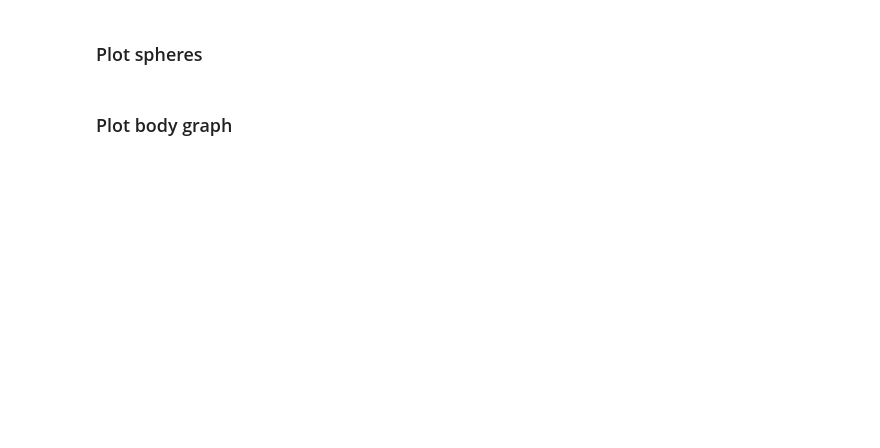
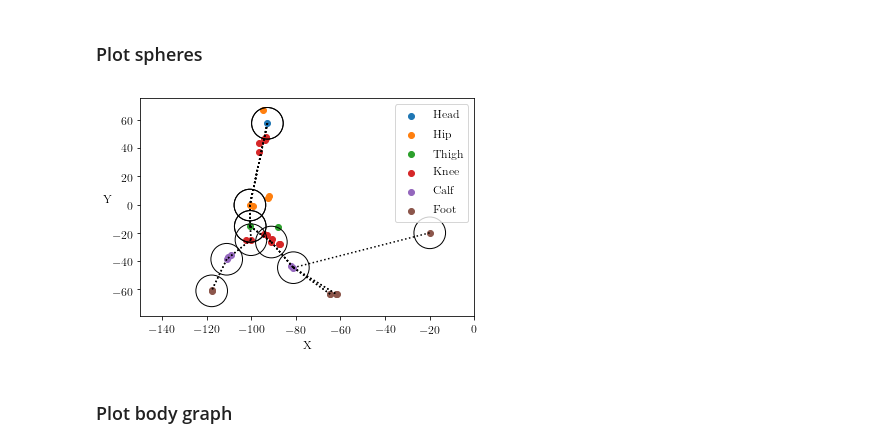
Before and after one commit to ajhynes7/side-view-depth-gait, a Jupyter notebook: notebooks/create_figures.ipynb, the cells around one changed output. Saved outputs shown, nothing was run; the diff lists cells and outputs as text; code cells hidden in the pictures; blank space fills up the shorter version.

```diff
--- a/notebooks/create_figures.ipynb
+++ b/notebooks/create_figures.ipynb
@@ -54,18 +94,29 @@ plt.show()
 # %% [markdown]
 ### Plot spheres
 # %%
-path_0, path_1 = path_matrix[3, :], path_matrix[1, :]
+path_0, path_1 = path_matrix[-1, :], path_matrix[2, :]
+
 pop_0, pop_1 = population[path_0, :], population[path_1, :]
 
 pl.scatter_labels(population, labels)
 pl.scatter2(pop_0, s=1e3, facecolors='none', edgecolors='k')
 pl.scatter2(pop_1, s=1e3, facecolors='none', edgecolors='k')
 
 plt.legend(part_types)
+
+# Plot lines along shortest paths
+for path in path_matrix:
+    for a, b in itf.pairwise(path):
+        point_a, point_b = population[a], population[b]
+        pl.connect_points(point_a, point_b, linestyle=':', c='k')
+
+
 plt.xlim((-150, 0))
 plt.xlabel('X')
 plt.ylabel('Y', rotation=0)
 plt.show()
+# %% [output]
+[figure, added]
 # %% [markdown]
 ### Plot body graph
 # %%
```
Also changed, not shown: parts of 9 cells of this notebook.
